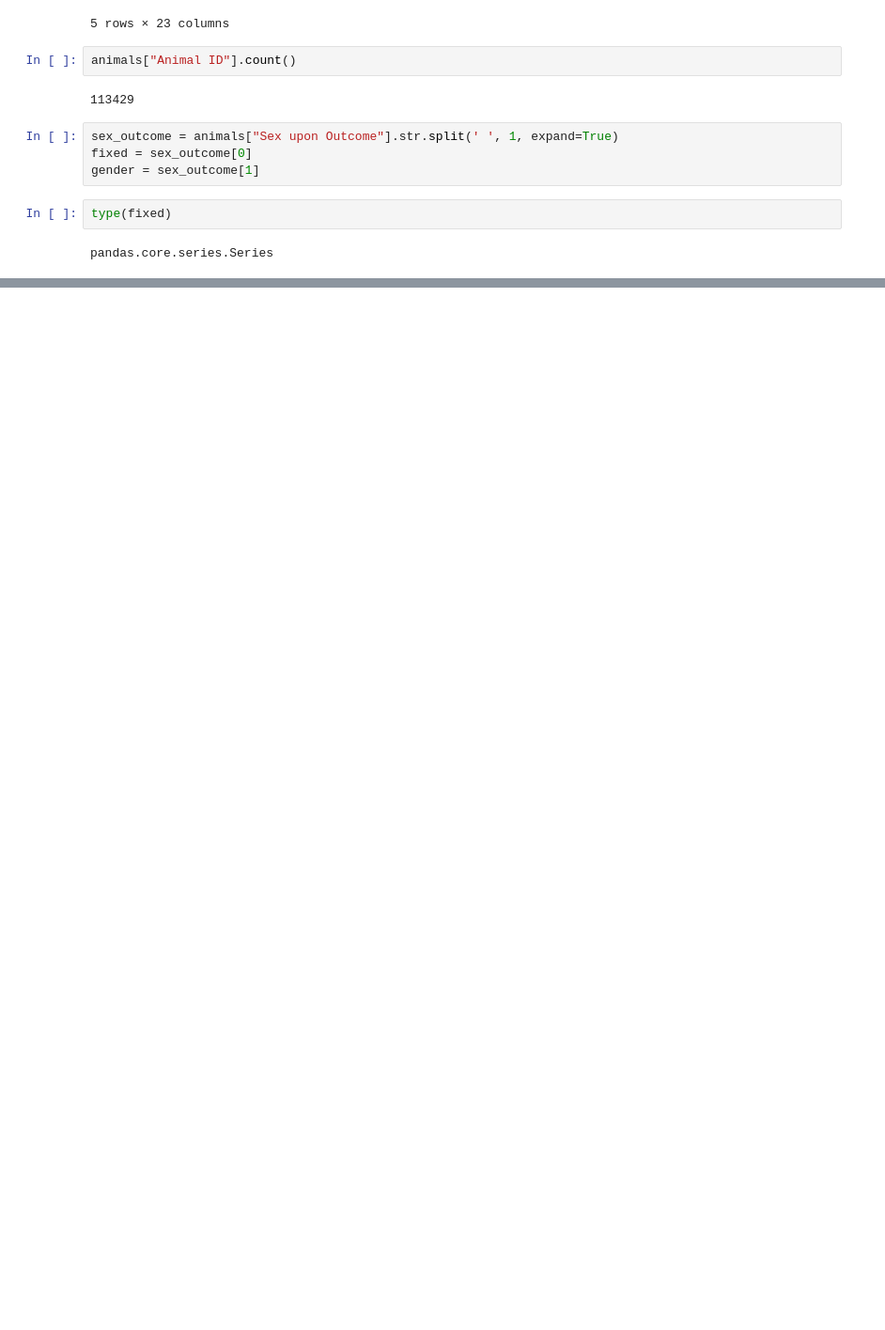
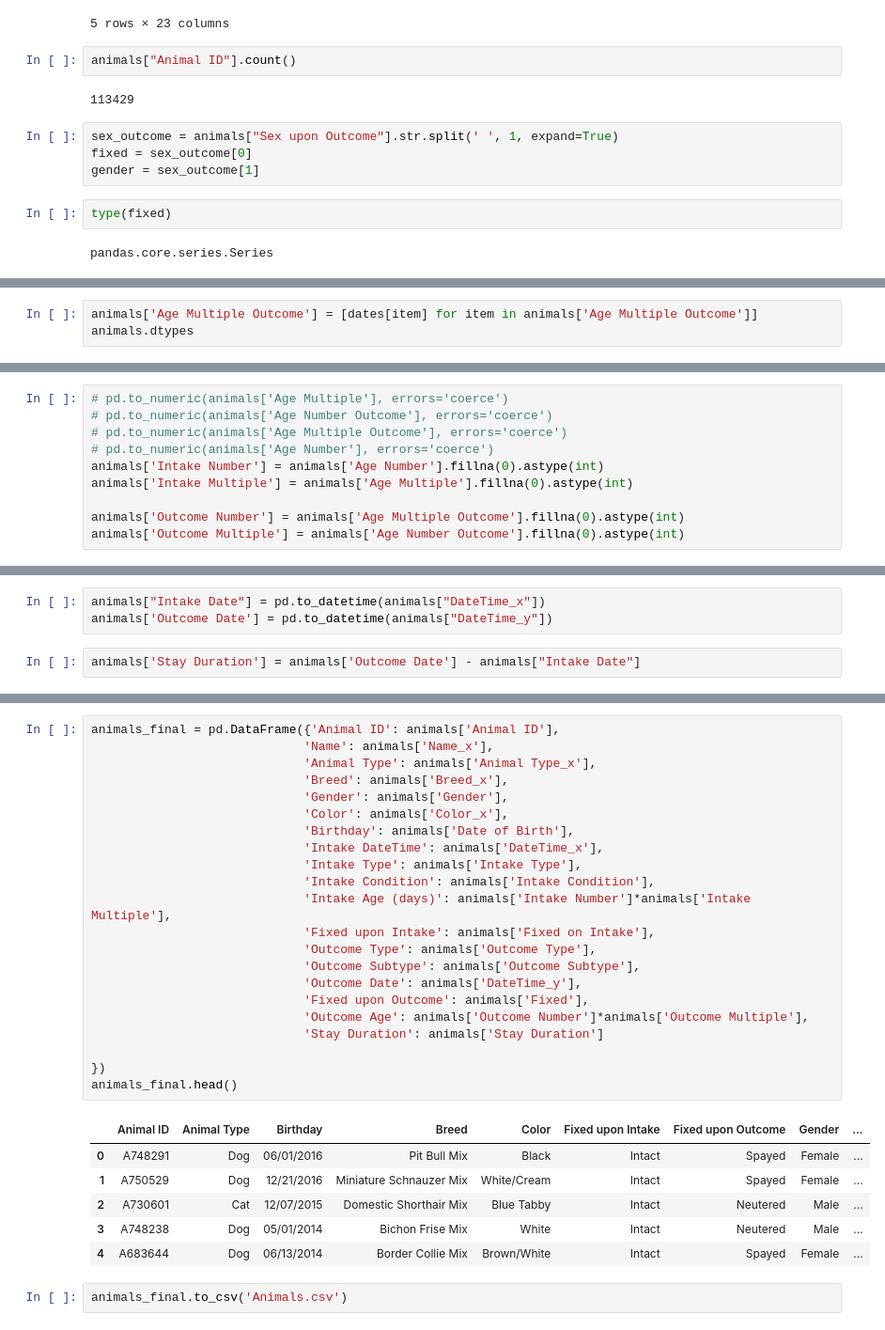
Before and after one commit to sofiamuller93/Adoption_Predictions, a Jupyter notebook: AnimalShelters.ipynb, the cells around one changed output, grey strips where cells are left out. Shown at 94% size. Cells and saved outputs as stored; diff of their text form; blank space fills up the shorter version.

Commit message:
Cleaned data plus pandas script that I used to clean the data

```diff
--- a/AnimalShelters.ipynb
+++ b/AnimalShelters.ipynb
@@ -69,0 +111,3 @@ pandas.core.series.Series
+# %%
+animals['Age Multiple Outcome'] = [dates[item] for item in animals['Age Multiple Outcome']]
+animals.dtypes
@@ -69,0 +116,10 @@ pandas.core.series.Series
+# %%
+# pd.to_numeric(animals['Age Multiple'], errors='coerce')
+# pd.to_numeric(animals['Age Number Outcome'], errors='coerce')
+# pd.to_numeric(animals['Age Multiple Outcome'], errors='coerce')
+# pd.to_numeric(animals['Age Number'], errors='coerce')
+animals['Intake Number'] = animals['Age Number'].fillna(0).astype(int)
+animals['Intake Multiple'] = animals['Age Multiple'].fillna(0).astype(int)
+
+animals['Outcome Number'] = animals['Age Multiple Outcome'].fillna(0).astype(int)
+animals['Outcome Multiple'] = animals['Age Number Outcome'].fillna(0).astype(int)
@@ -69,0 +138,5 @@ pandas.core.series.Series
+# %%
+animals["Intake Date"] = pd.to_datetime(animals["DateTime_x"])
+animals['Outcome Date'] = pd.to_datetime(animals["DateTime_y"])
+# %%
+animals['Stay Duration'] = animals['Outcome Date'] - animals["Intake Date"]
@@ -69,0 +186,31 @@ pandas.core.series.Series
+# %%
+animals_final = pd.DataFrame({'Animal ID': animals['Animal ID'],
+                             'Name': animals['Name_x'],
+                             'Animal Type': animals['Animal Type_x'],
+                             'Breed': animals['Breed_x'],
+                             'Gender': animals['Gender'],
+                             'Color': animals['Color_x'],
+                             'Birthday': animals['Date of Birth'],
+                             'Intake DateTime': animals['DateTime_x'],
+                             'Intake Type': animals['Intake Type'],
+                             'Intake Condition': animals['Intake Condition'],
+                             'Intake Age (days)': animals['Intake Number']*animals['Intake Multiple'],
+                             'Fixed upon Intake': animals['Fixed on Intake'],
+                             'Outcome Type': animals['Outcome Type'],
+                             'Outcome Subtype': animals['Outcome Subtype'],
+                             'Outcome Date': animals['DateTime_y'],
+                             'Fixed upon Outcome': animals['Fixed'],
+                             'Outcome Age': animals['Outcome Number']*animals['Outcome Multiple'],
+                             'Stay Duration': animals['Stay Duration']
+
+})
+animals_final.head()
+# %% [output]
+|  | Animal ID | Animal Type | Birthday | Breed | Color | Fixed upon Intake | Fixed upon Outcome | Gender | ... |
+| 0 | A748291 | Dog | 06/01/2016 | Pit Bull Mix | Black | Intact | Spayed | Female | ... |
+| 1 | A750529 | Dog | 12/21/2016 | Miniature Schnauzer Mix | White/Cream | Intact | Spayed | Female | ... |
+| 2 | A730601 | Cat | 12/07/2015 | Domestic Shorthair Mix | Blue Tabby | Intact | Neutered | Male | ... |
+| 3 | A748238 | Dog | 05/01/2014 | Bichon Frise Mix | White | Intact | Neutered | Male | ... |
+| 4 | A683644 | Dog | 06/13/2014 | Border Collie Mix | Brown/White | Intact | Spayed | Female | ... |
+# %%
+animals_final.to_csv('Animals.csv')
```
Also changed, not shown: parts of 19 cells of this notebook, 1 other file.
